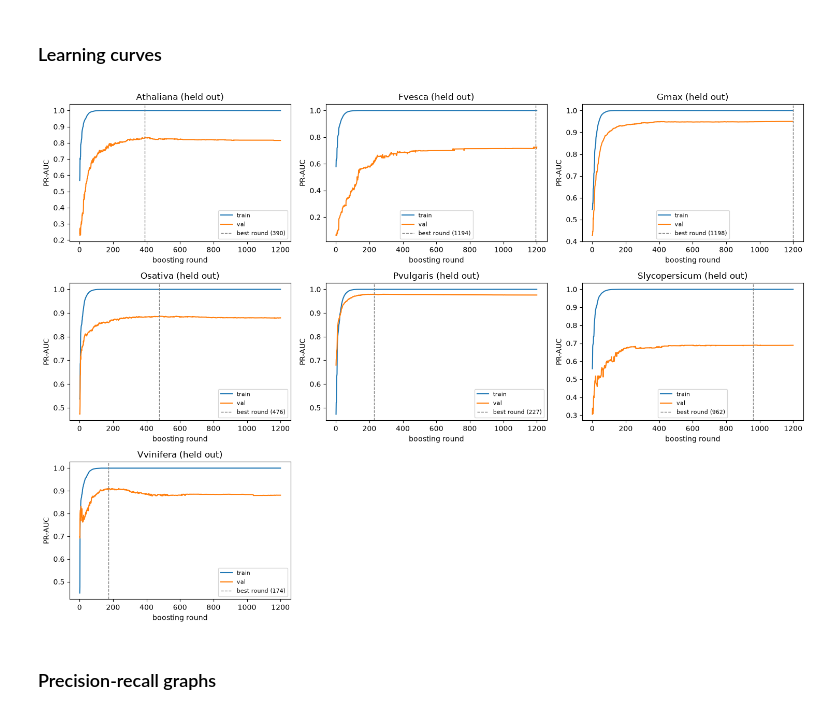
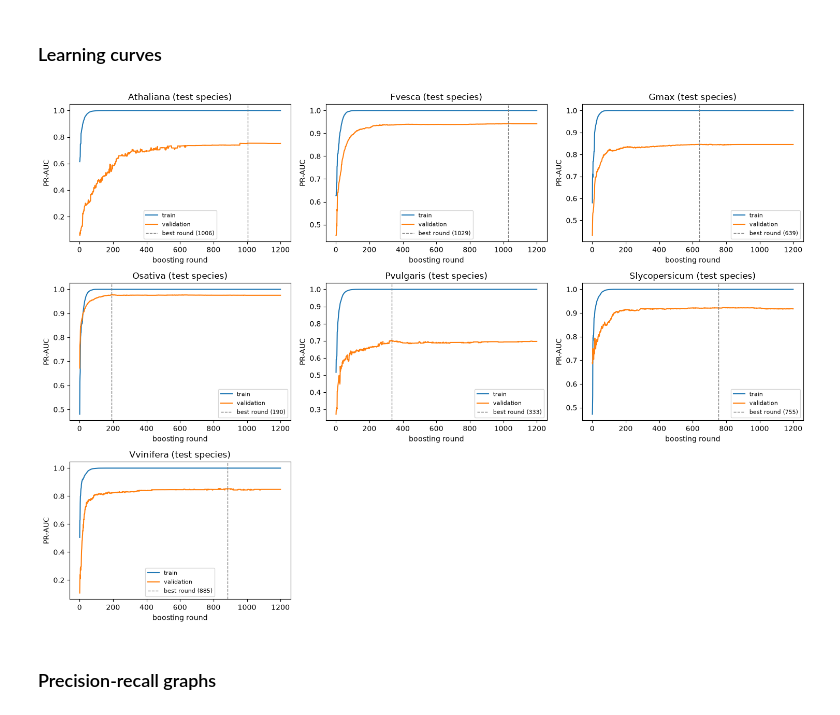
Before and after one commit to Kirk-KD/LRK10L-ML, a Jupyter notebook: notebooks/main.ipynb, the cells around one changed output. Drawn from its saved outputs; the diff is of its cells as text; code cells hidden in the pictures.

```diff
--- a/notebooks/main.ipynb
+++ b/notebooks/main.ipynb
@@ -837,7 +904,7 @@ xgb_evaluator = XGBEvaluator(
     X=X_deduped_kmer,
     y=y_deduped,
     groups=groups_deduped,
-    threshold=0.35,
+    auto_threshold=True,
     X_full=X_kmer,
     y_full=y,
     groups_full=groups,
@@ -845,5 +912,9 @@ xgb_evaluator = XGBEvaluator(
 )
 xgb_evaluator.fit()
 
-xgb_evaluator.results_df[['species', 'val_pr_auc', 'val_precision', 'val_recall', 'n_pos', 'found', 'false_positives']]
+xgb_evaluator.results_df[[
+    'species', 'validation_species', 'threshold', 'val_f1_at_threshold',
+    'test_pr_auc', 'test_precision', 'test_recall', 'n_pos', 'found',
+    'false_positives'
+]]
 # %% [output]
@@ -883,34 +942,34 @@ xgb_evaluator.results_df[['species', 'val_pr_auc', 'val_precision', 'val_recall'
 # %%
 species_list = list(xgb_evaluator.fold_artifacts.keys())
 n = len(species_list)
 ncols = 3
 nrows = math.ceil(n / ncols)
 
 fig, axes = plt.subplots(nrows, ncols, figsize=(5 * ncols, 3.5 * nrows), squeeze=False)
 
 for i, species in enumerate(species_list):
     ax = axes[i // ncols][i % ncols]
     evals = xgb_evaluator.fold_artifacts[species]['evals']
     train_curve = evals['validation_0']['aucpr']
-    val_curve = evals['validation_1']['aucpr']
+    validation_curve = evals['validation_1']['aucpr']
     rounds = range(1, len(train_curve) + 1)
 
     ax.plot(rounds, train_curve, label='train', color='tab:blue')
-    ax.plot(rounds, val_curve, label='val', color='tab:orange')
+    ax.plot(rounds, validation_curve, label='validation', color='tab:orange')
     best_round = int(xgb_evaluator.fold_results[species]['best_round']) + 1
     ax.axvline(best_round, color='gray', linestyle='--', linewidth=1, label=f'best round ({best_round})')
-    ax.set_title(f'{species.split("_")[0]} (held out)')
+    ax.set_title(f'{species.split("_")[0]} (test species)')
     ax.set_xlabel('boosting round')
     ax.set_ylabel('PR-AUC')
     ax.legend(fontsize=8)
 
 for j in range(n, nrows * ncols):
     axes[j // ncols][j % ncols].axis('off')
 
 plt.tight_layout()
 plt.show()
 # %% [output]
-[figure, old version]
+[figure, new version]
 # %% [markdown]
 ### Precision-recall graphs
 # %%
```
Also changed, not shown: parts of 45 cells of this notebook, 1 other file.
